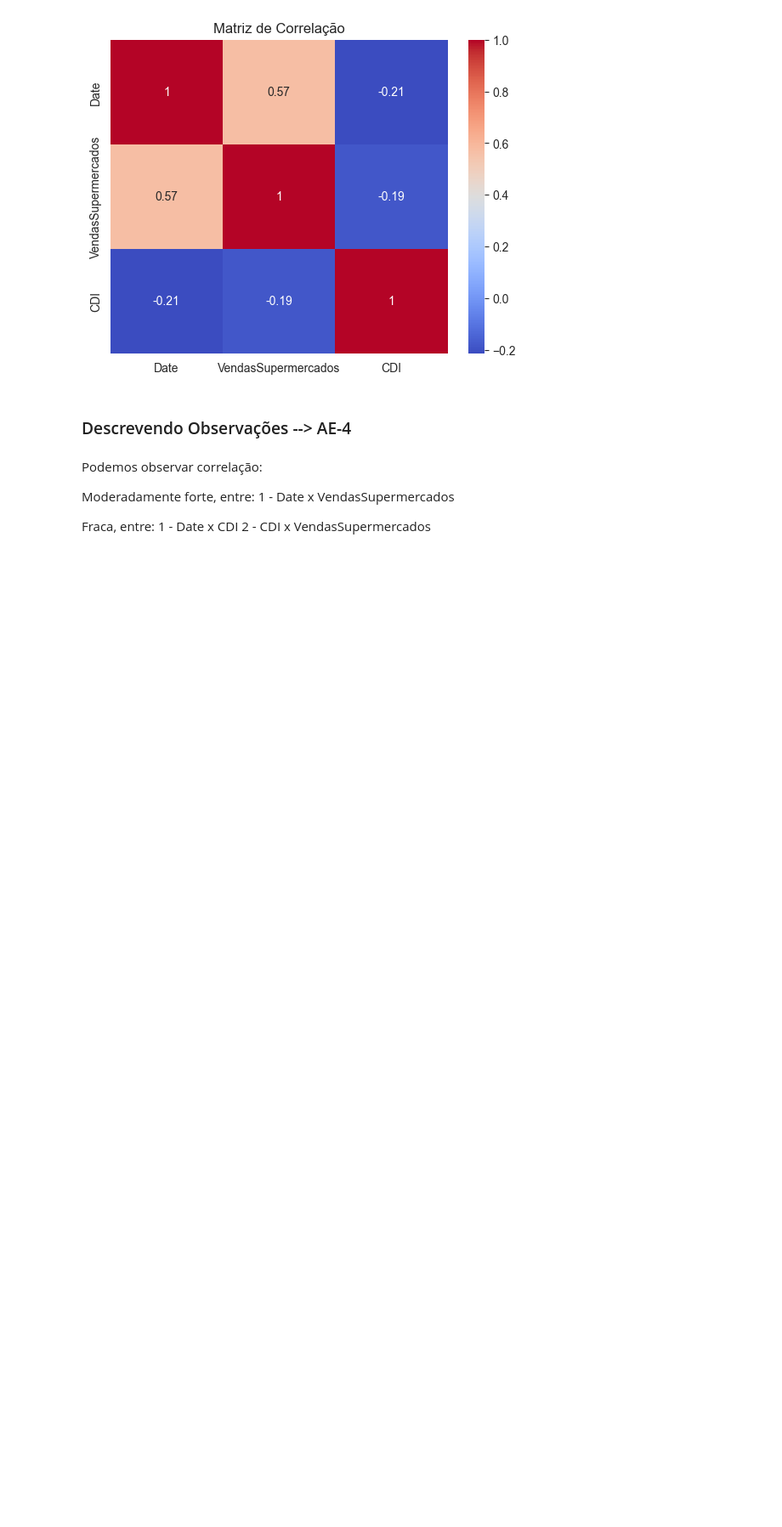
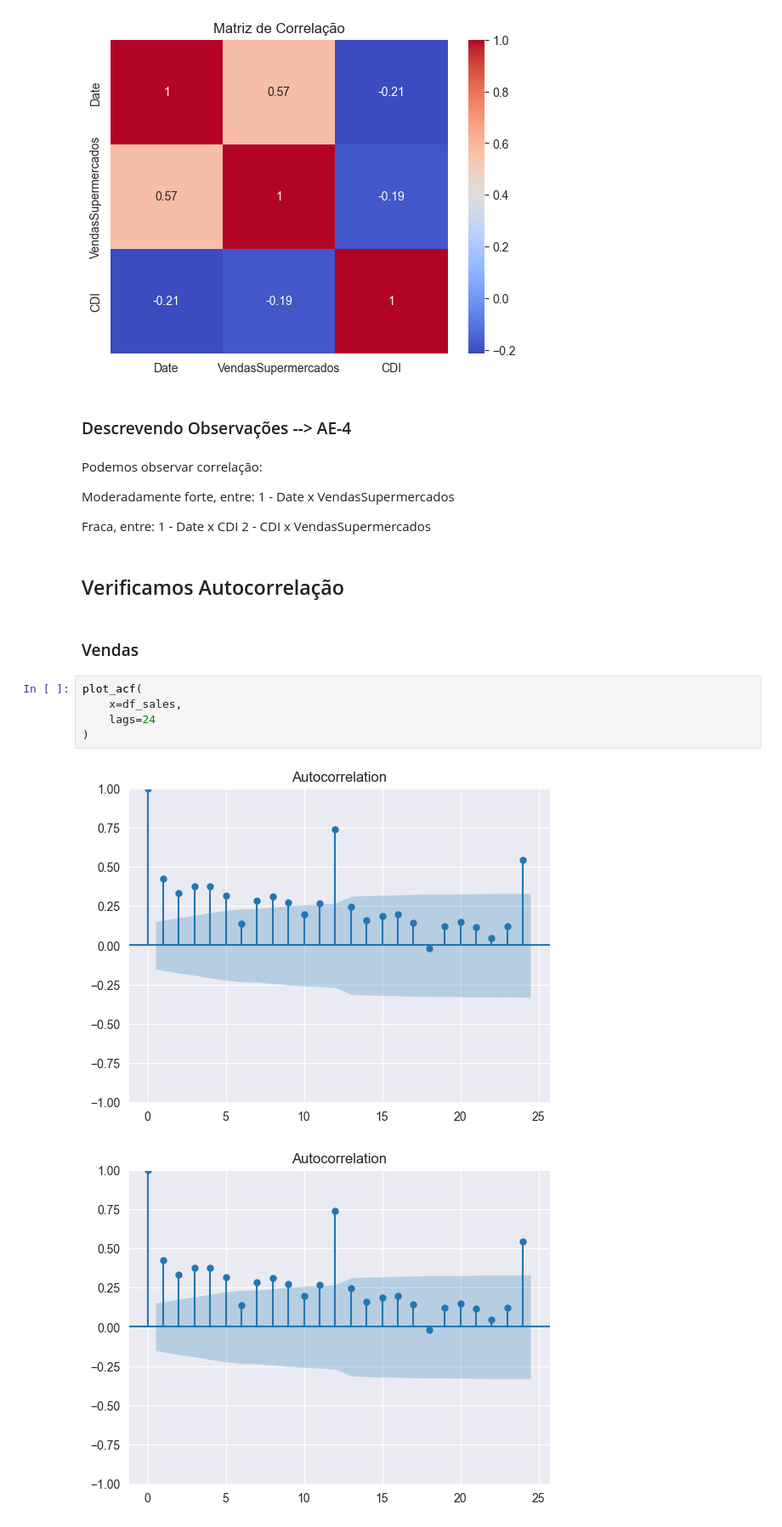
Before and after one commit to lspraciano/timeSeriesChallengeDez23, a Jupyter notebook: supermarket.ipynb, the cells around one changed output. Shown: that part at 85% size. Drawn from its saved outputs; the diff is of its cells as text; blank space fills up the shorter version.

```diff
--- a/supermarket.ipynb
+++ b/supermarket.ipynb
@@ -435,3 +471,15 @@ Moderadamente forte, entre:
 Fraca, entre:
     1 - Date x CDI
     2 - CDI x VendasSupermercados
+# %% [markdown]
+## Verificamos Autocorrelação
+# %% [markdown]
+### Vendas
+# %%
+plot_acf(
+    x=df_sales,
+    lags=24
+)
+# %% [output]
+[figure, added]
+[figure, added]
```
Also changed, not shown: parts of 26 cells of this notebook, 2 other files.
